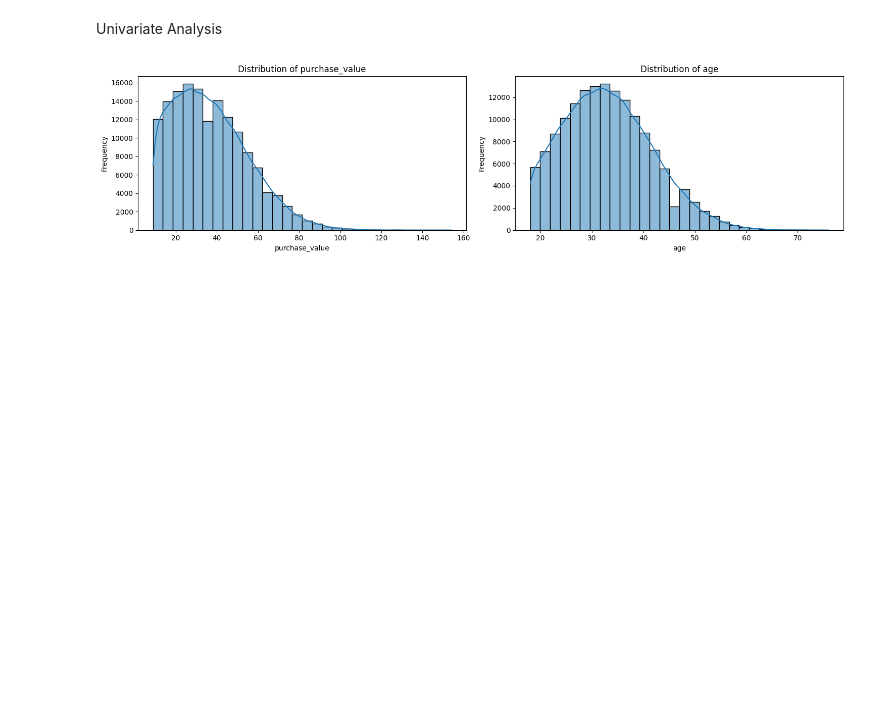
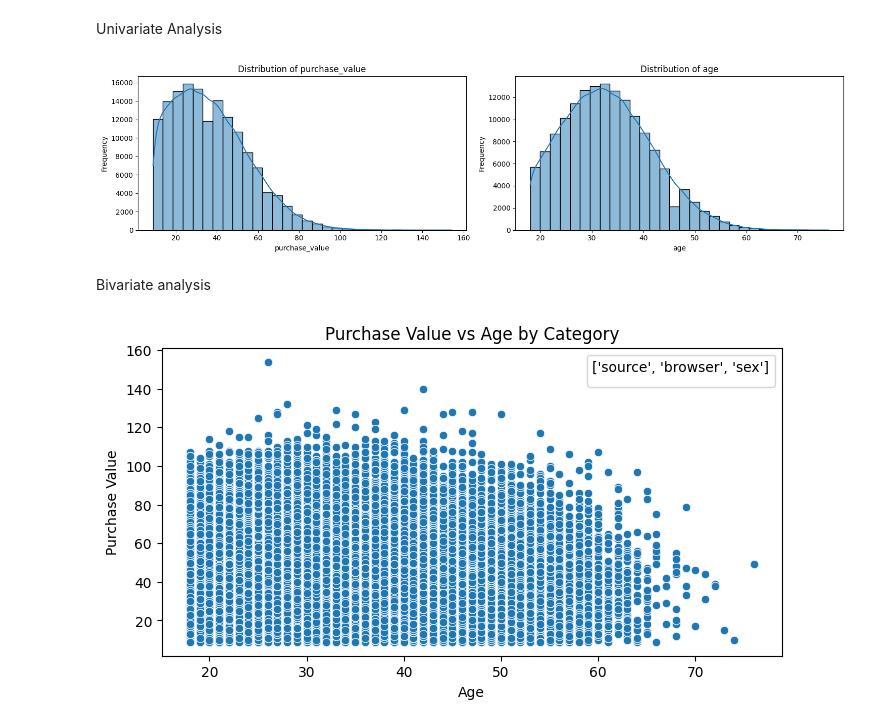
Before and after one commit to brook1167/Adey-Innovations, a Jupyter notebook: notebooks/data_analysis_task1.ipynb, the cells around one changed output. Cells and saved outputs as stored; diff of their text form; code cells hidden in the pictures; blank space fills up the shorter version.

Commit message:
perform bivariate analysis

```diff
--- a/notebooks/data_analysis_task1.ipynb
+++ b/notebooks/data_analysis_task1.ipynb
@@ -179,3 +179,9 @@ categorical_features = ['source', 'browser', 'sex']
 plot_histograms(fraud_data,numerical_features)
 # %% [output]
 [figure]
+# %% [markdown]
+Bivariate analysis
+# %%
+visualize_bivariate_relationship(fraud_data,categorical_features)
+# %% [output]
+[figure, added]
```
